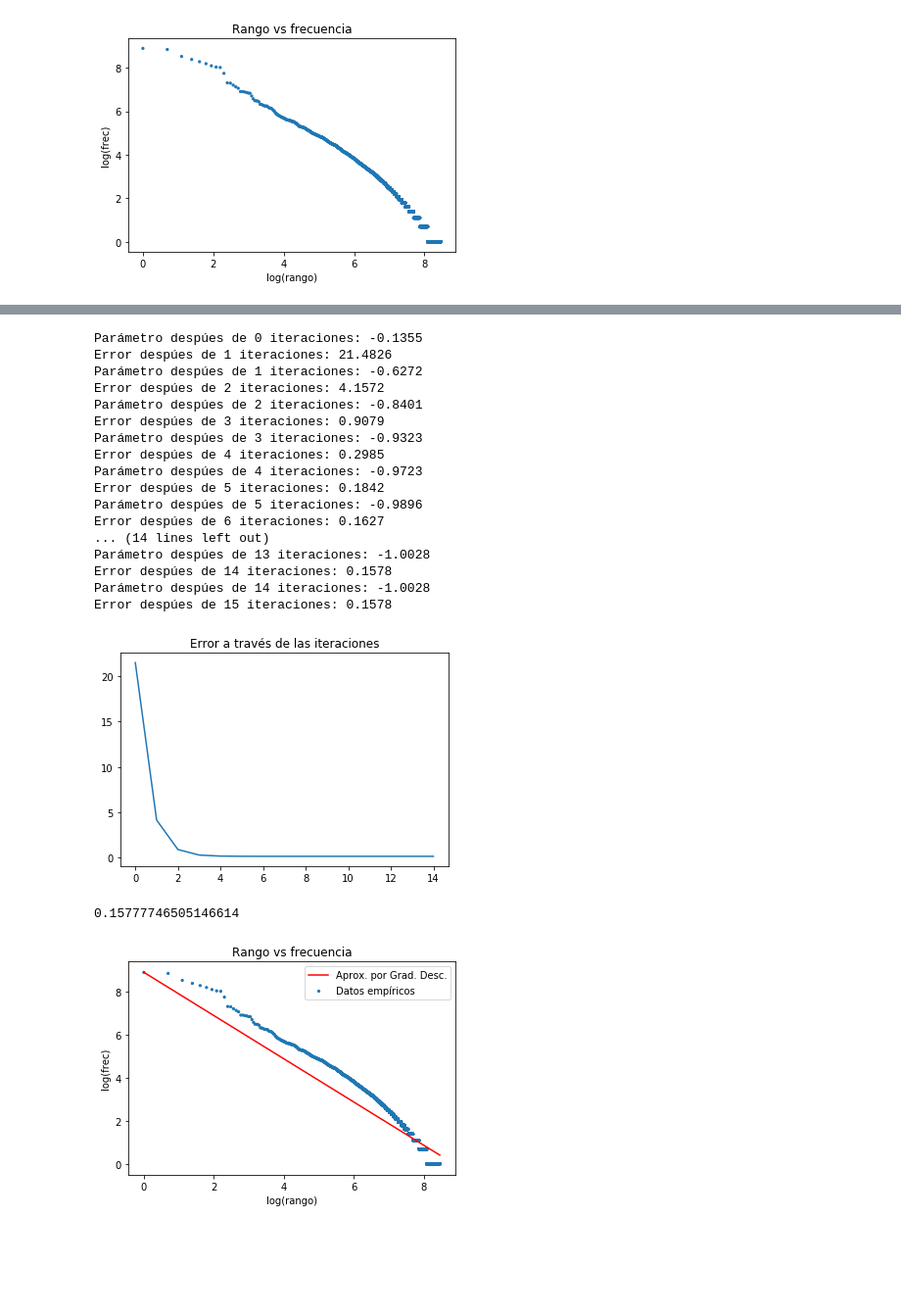
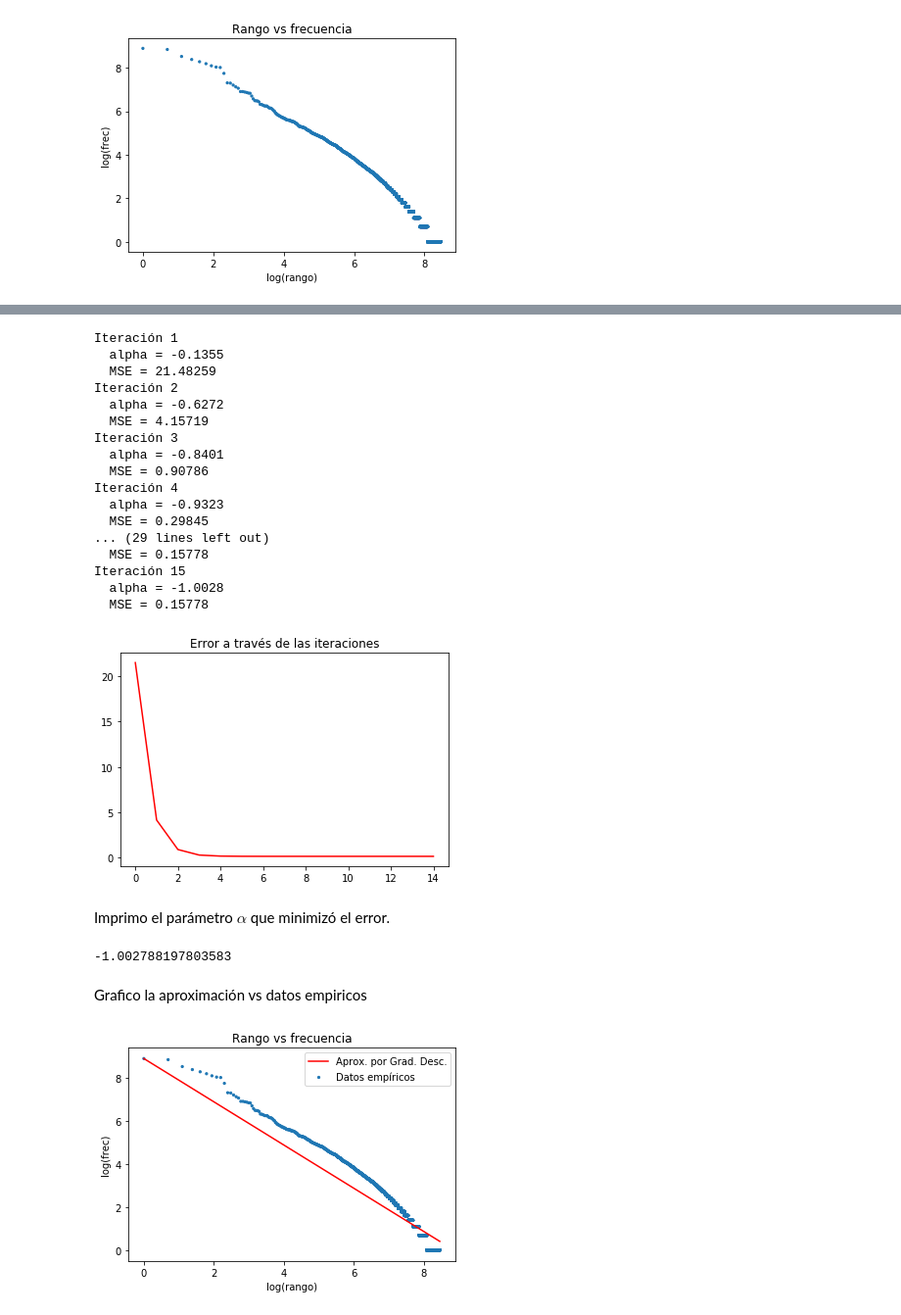
Before and after one commit to gandresto/PLN-2020-2, a Jupyter notebook: Prácticas/1/p1-curva-zipf.ipynb, the cells around one changed output, grey strips where cells are left out. Shown at 98% size. Drawn from its saved outputs; the diff is of its cells as text; code cells hidden in the pictures; blank space fills up the shorter version.

```diff
--- a/Prácticas/1/p1-curva-zipf.ipynb
+++ b/Prácticas/1/p1-curva-zipf.ipynb
@@ -135,12 +135,14 @@ ordered_stems[:15]
 ### Paso 6
 
 Grafico el rango de la palabra contra su frecuencia en escala logarítmica.
+# %%
+labels, frecs = zip(*ordered_stems)
+ranks = np.arange(1, len(labels)+1) # Inicio en 1 para evitar errores de log(0)
+log_ranks = np.log(ranks)
+log_frecs = np.log(frecs)
 # %%
-labels, frec = zip(*ordered_stems)
-x = np.arange(1, len(labels)+1) # Inicio en 1 para evitar errores de log(0)
-
 plt.figure()
-plt.scatter(np.log(x), np.log(frec), s=(5,5))
+plt.scatter(log_ranks, log_frecs, s=(5,5))
 plt.xlabel('log(rango)')
 plt.ylabel('log(frec)')
 plt.title('Rango vs frecuencia')
@@ -205,42 +215,43 @@ def gradesc(xvect=[], yvect=[], alpha=1, lr=0.1, iterac=100, presc=0.001, verbos
     return [hist_alpha, hist_error]
 # %%
 alpha = 1
-temp = 1000
 iters = 100
 lr = 0.01
 presc = 0.00001
-y = np.log(frec)
 
-hist_alpha, hist_error = gradesc(x, y, alpha, lr, iters, presc, verbosity=1)
+hist_alpha, hist_error = gradesc(ranks, log_frecs, alpha, lr, iters, presc, verbosity=1)
 # %% [output]
-Parámetro despúes de 0 iteraciones: -0.1355
-Error despúes de 1 iteraciones: 21.4826
-Parámetro despúes de 1 iteraciones: -0.6272
-Error despúes de 2 iteraciones: 4.1572
-Parámetro despúes de 2 iteraciones: -0.8401
-Error despúes de 3 iteraciones: 0.9079
-Parámetro despúes de 3 iteraciones: -0.9323
-Error despúes de 4 iteraciones: 0.2985
-Parámetro despúes de 4 iteraciones: -0.9723
-Error despúes de 5 iteraciones: 0.1842
-Parámetro despúes de 5 iteraciones: -0.9896
-Error despúes de 6 iteraciones: 0.1627
-... (14 lines left out)
-Parámetro despúes de 13 iteraciones: -1.0028
-Error despúes de 14 iteraciones: 0.1578
-Parámetro despúes de 14 iteraciones: -1.0028
-Error despúes de 15 iteraciones: 0.1578
+Iteración 1
+  alpha = -0.1355
+  MSE = 21.48259
+Iteración 2
+  alpha = -0.6272
+  MSE = 4.15719
+Iteración 3
+  alpha = -0.8401
+  MSE = 0.90786
+Iteración 4
+  alpha = -0.9323
+  MSE = 0.29845
+... (29 lines left out)
+  MSE = 0.15778
+Iteración 15
+  alpha = -1.0028
+  MSE = 0.15778
 # %%
 plt.title('Error a través de las iteraciones')
-plt.plot(hist_error)
+plt.plot(hist_error, color='r')
 plt.show()
 # %% [output]
-[figure, old version]
+[figure, new version]
-# %%
-hist_error[-1]
-# %% [output]
-0.15777746505146614
+# %% [markdown]
+Imprimo el parámetro $\alpha$ que minimizó el error.
 # %%
 alpha = hist_alpha[-1]
+alpha
+# %% [output]
+-1.002788197803583
+# %% [markdown]
+Grafico la aproximación vs datos empiricos
 # %%
 plt.figure()
```
Also changed, not shown: parts of 8 cells of this notebook.
